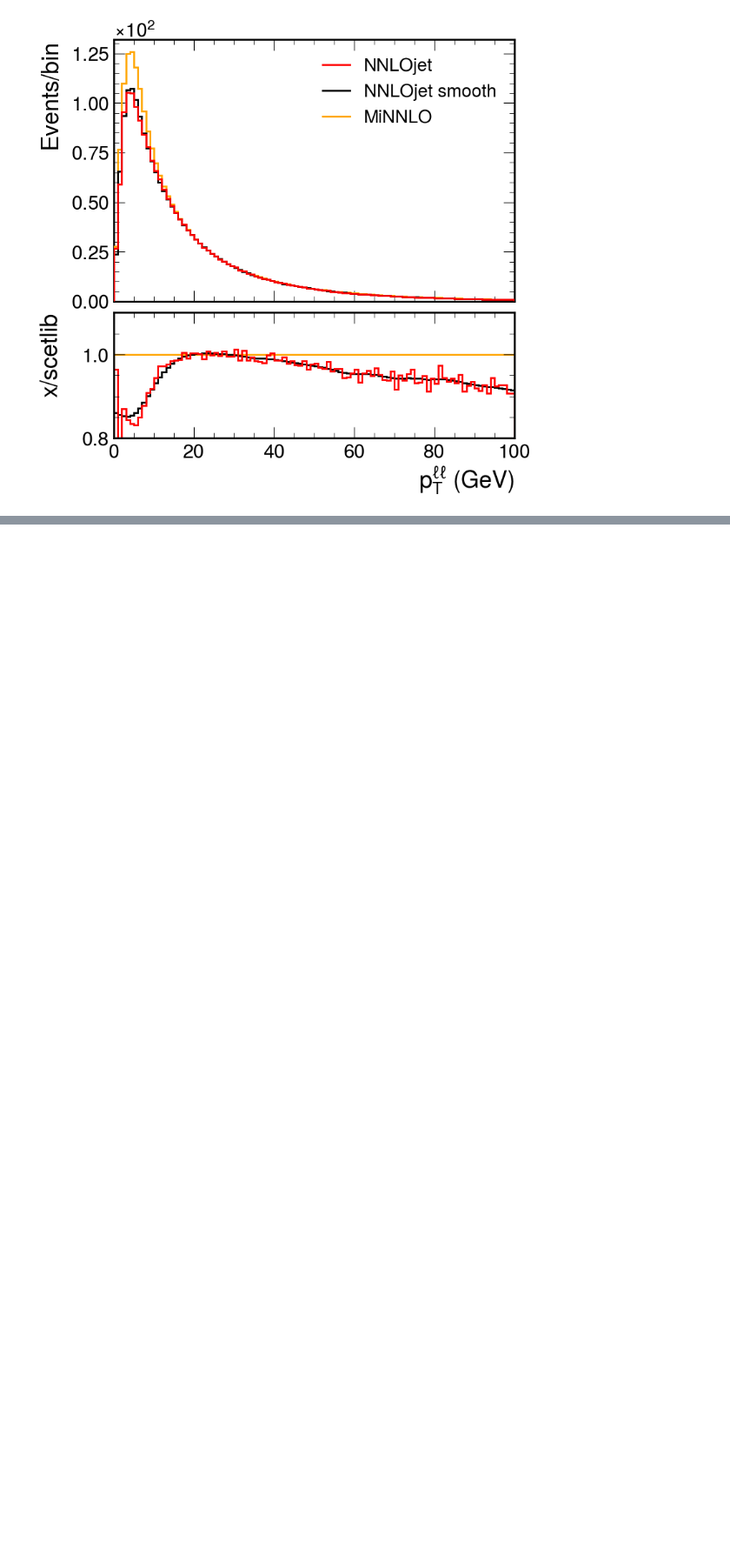
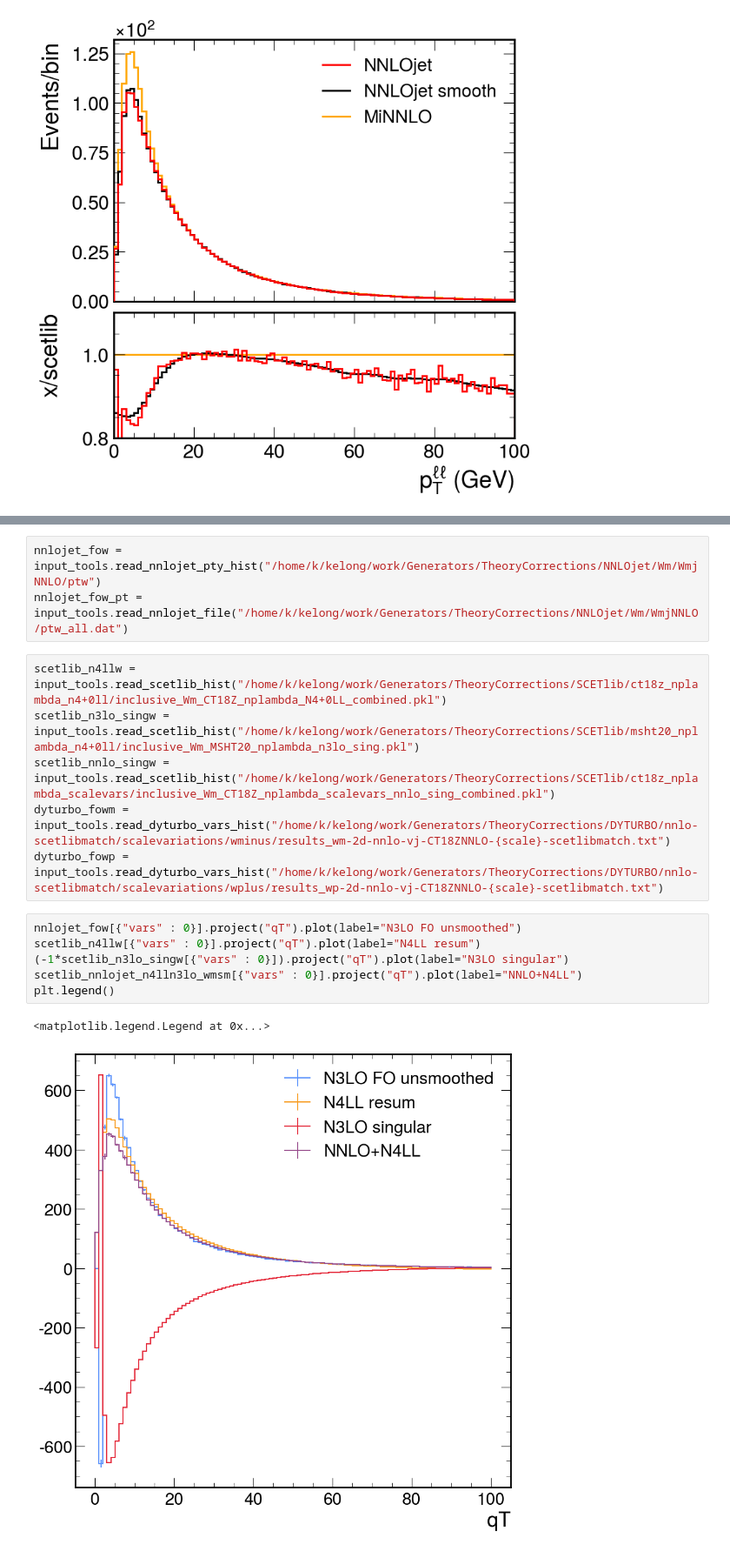
Before and after one commit to jeyserma/WRemnants, a Jupyter notebook: notebooks/SmoothNNLOjet.ipynb, the cells around one changed output, grey strips where cells are left out. Shown at 87% size. Drawn from its saved outputs; the diff is of its cells as text; blank space fills up the shorter version.

```diff
--- a/notebooks/SmoothNNLOjet.ipynb
+++ b/notebooks/SmoothNNLOjet.ipynb
@@ -281,0 +397,18 @@ fig = plot_tools.makePlotWithRatioToRef(
+# %%
+nnlojet_fow = input_tools.read_nnlojet_pty_hist("/home/k/kelong/work/Generators/TheoryCorrections/NNLOjet/Wm/WmjNNLO/ptw")
+nnlojet_fow_pt = input_tools.read_nnlojet_file("/home/k/kelong/work/Generators/TheoryCorrections/NNLOjet/Wm/WmjNNLO/ptw_all.dat")
+# %%
+scetlib_n4llw = input_tools.read_scetlib_hist("/home/k/kelong/work/Generators/TheoryCorrections/SCETlib/ct18z_nplambda_n4+0ll/inclusive_Wm_CT18Z_nplambda_N4+0LL_combined.pkl")
+scetlib_n3lo_singw = input_tools.read_scetlib_hist("/home/k/kelong/work/Generators/TheoryCorrections/SCETlib/msht20_nplambda_n4+0ll/inclusive_Wm_MSHT20_nplambda_n3lo_sing.pkl")
+scetlib_nnlo_singw = input_tools.read_scetlib_hist("/home/k/kelong/work/Generators/TheoryCorrections/SCETlib/ct18z_nplambda_scalevars/inclusive_Wm_CT18Z_nplambda_scalevars_nnlo_sing_combined.pkl")
+dyturbo_fowm = input_tools.read_dyturbo_vars_hist("/home/k/kelong/work/Generators/TheoryCorrections/DYTURBO/nnlo-scetlibmatch/scalevariations/wminus/results_wm-2d-nnlo-vj-CT18ZNNLO-{scale}-scetlibmatch.txt")
+dyturbo_fowp = input_tools.read_dyturbo_vars_hist("/home/k/kelong/work/Generators/TheoryCorrections/DYTURBO/nnlo-scetlibmatch/scalevariations/wplus/results_wp-2d-nnlo-vj-CT18ZNNLO-{scale}-scetlibmatch.txt")
+# %%
+nnlojet_fow[{"vars" : 0}].project("qT").plot(label="N3LO FO unsmoothed")
+scetlib_n4llw[{"vars" : 0}].project("qT").plot(label="N4LL resum")
+(-1*scetlib_n3lo_singw[{"vars" : 0}]).project("qT").plot(label="N3LO singular")
+scetlib_nnlojet_n4lln3lo_wmsm[{"vars" : 0}].project("qT").plot(label="NNLO+N4LL")
+plt.legend()
+# %% [output]
+<matplotlib.legend.Legend at 0x...>
+[figure, added]
```
Also changed, not shown: parts of 16 cells of this notebook, 2 other files.
